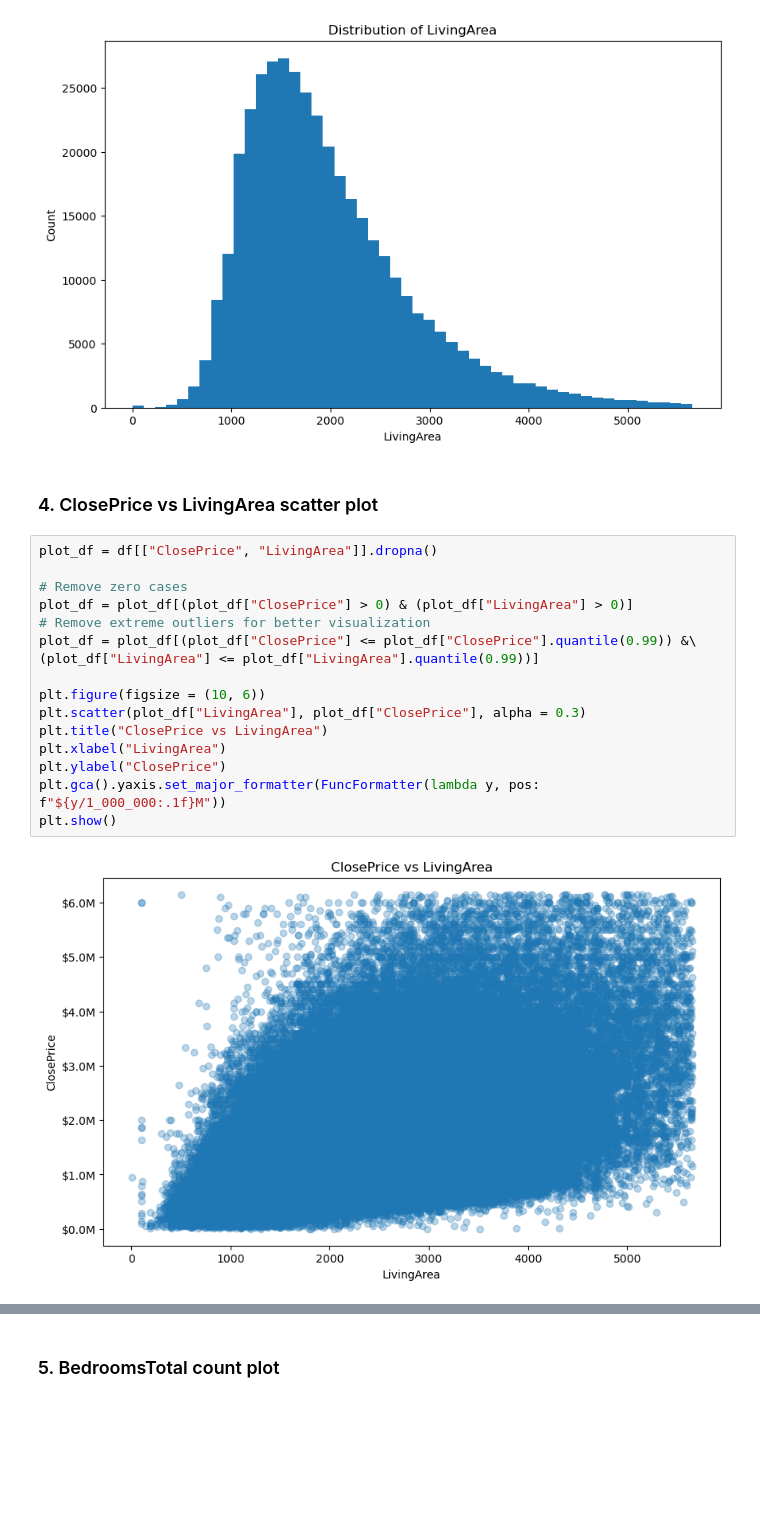
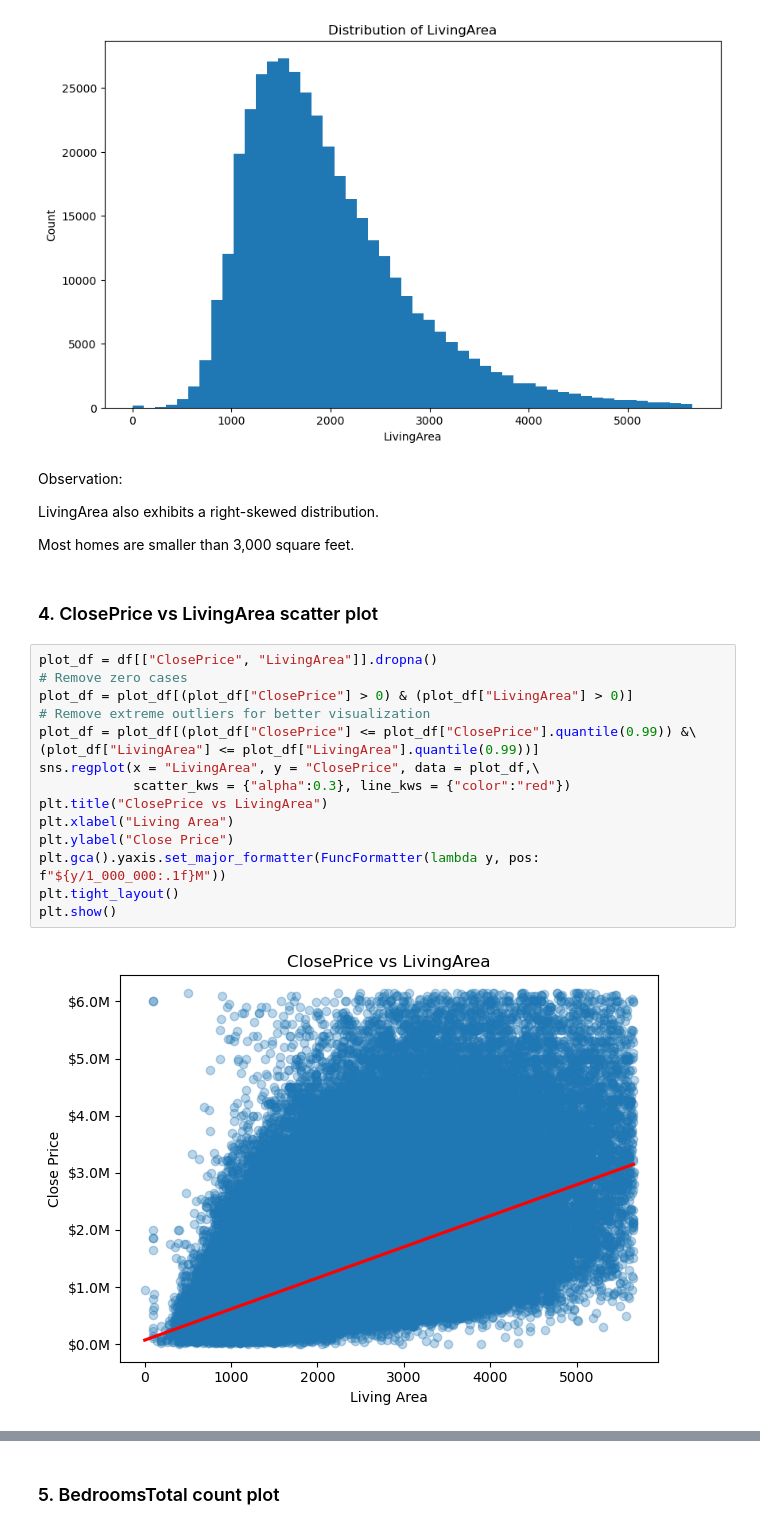
Before and after one commit to jasperfc/IDX-Exchange, a Jupyter notebook: Notebook/notebook_01_exploration.ipynb, the cells around one changed output, grey strips where cells are left out. Cells and saved outputs as stored; diff of their text form; blank space fills up the shorter version.

```diff
--- a/Notebook/notebook_01_exploration.ipynb
+++ b/Notebook/notebook_01_exploration.ipynb
@@ -173,23 +222,28 @@ plt.ticklabel_format(style = "plain", axis = "x")
 plt.show()
 # %% [output]
 [figure]
+# %% [markdown]
+Observation:
+
+LivingArea also exhibits a right-skewed distribution.
+
+Most homes are smaller than 3,000 square feet.
 # %% [markdown]
 ### 4. ClosePrice vs LivingArea scatter plot
 # %%
 plot_df = df[["ClosePrice", "LivingArea"]].dropna()
-
 # Remove zero cases
 plot_df = plot_df[(plot_df["ClosePrice"] > 0) & (plot_df["LivingArea"] > 0)]
 # Remove extreme outliers for better visualization
 plot_df = plot_df[(plot_df["ClosePrice"] <= plot_df["ClosePrice"].quantile(0.99)) &\
 (plot_df["LivingArea"] <= plot_df["LivingArea"].quantile(0.99))]
-
-plt.figure(figsize = (10, 6))
-plt.scatter(plot_df["LivingArea"], plot_df["ClosePrice"], alpha = 0.3)
+sns.regplot(x = "LivingArea", y = "ClosePrice", data = plot_df,\
+            scatter_kws = {"alpha":0.3}, line_kws = {"color":"red"})
 plt.title("ClosePrice vs LivingArea")
-plt.xlabel("LivingArea")
-plt.ylabel("ClosePrice")
+plt.xlabel("Living Area")
+plt.ylabel("Close Price")
 plt.gca().yaxis.set_major_formatter(FuncFormatter(lambda y, pos: f"${y/1_000_000:.1f}M"))
+plt.tight_layout()
 plt.show()
 # %% [output]
-[figure, old version]
+[figure, new version]
```
Also changed, not shown: parts of 23 cells of this notebook, 3 other files.
